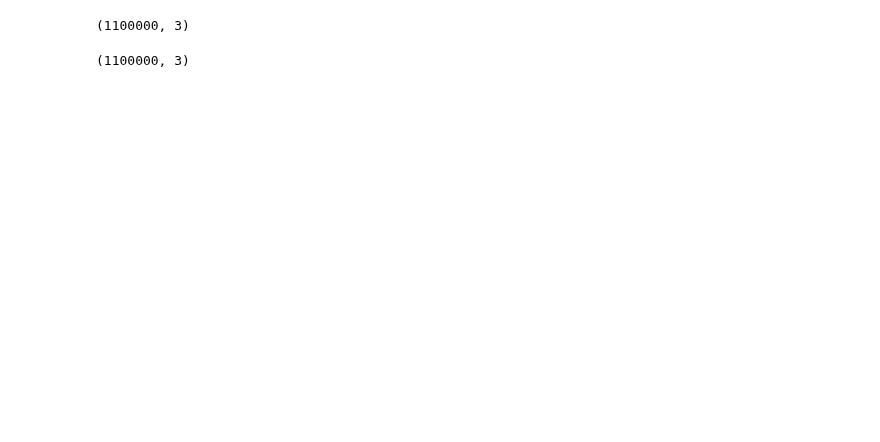
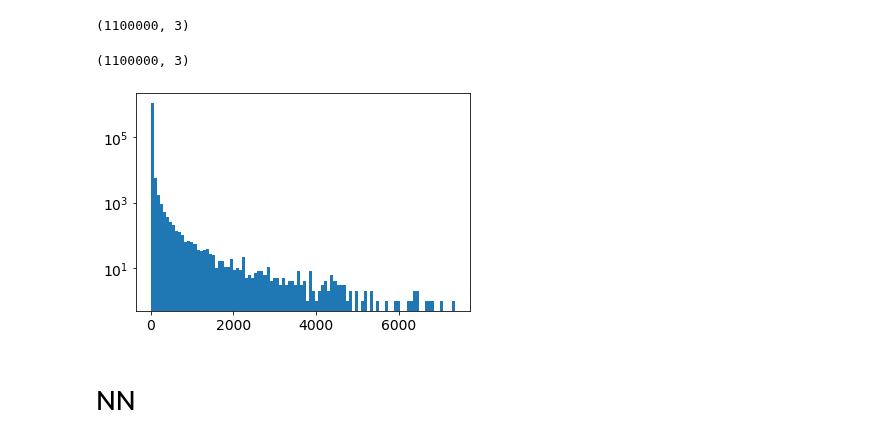
Before and after one commit to philippeller/freeDOM, a Jupyter notebook: notebooks/peller/EML_decomposition.ipynb, the cells around one changed output. Cells and saved outputs as stored; diff of their text form; code cells hidden in the pictures; blank space fills up the shorter version.

```diff
--- a/notebooks/peller/EML_decomposition.ipynb
+++ b/notebooks/peller/EML_decomposition.ipynb
@@ -383,5 +383,5 @@ plt.plot(E_b_scan_res[0]+E_b_scan_res[1] - E_b_scan_res[2] - E_b_scan_res[3])
 Close enough
 # %%
 %%time
-events = toy_experiment.generate_events(int(1e5))
+events = toy_experiment.generate_events(int(1e5), N_lims=(0, 20))
 # %% [output]
@@ -411,0 +411,7 @@ np.save("charges_test_truths.npy", theta)
+# %%
+plt.hist(charges[:,0], bins=100)
+plt.gca().set_yscale('log')
+# %% [output]
+[figure, added]
+# %% [markdown]
+# NN
```
Also changed, not shown: parts of 35 cells of this notebook.
